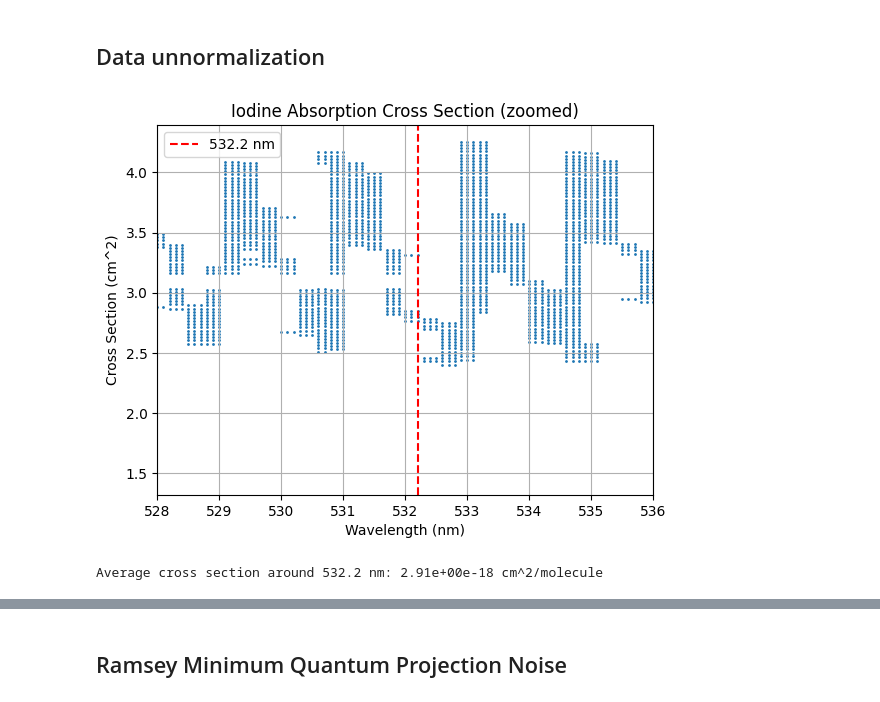
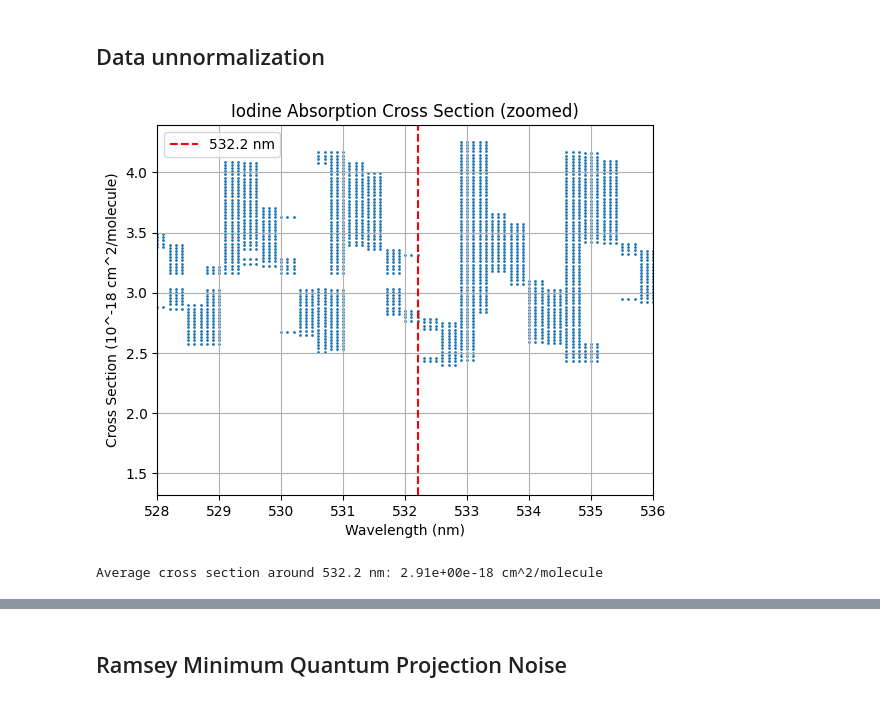
Before and after one commit to JonathanSugijanto/Bi-SAS-for-Optical-Clock, a Jupyter notebook: i2_instability.ipynb, the cells around one changed output, grey strips where cells are left out. Saved outputs shown, nothing was run; the diff lists cells and outputs as text; code cells hidden in the pictures.

```diff
--- a/i2_instability.ipynb
+++ b/i2_instability.ipynb
@@ -54,28 +54,28 @@ Probe to total ratio = 1 : 320.0, P_probe = 0.02 mW
 # %%
 # graph
 filename = "../fig_to_txt/I2 cross section.csv"
 data = np.loadtxt(filename, delimiter=',')
 
 plt.figure()
 plt.scatter(data[:, 0], data[:, 1], s=1)
 plt.xlabel('Wavelength (nm)')
-plt.ylabel('Cross Section (cm^2)')
+plt.ylabel('Cross Section (10^-18 cm^2/molecule)')
 plt.title('Iodine Absorption Cross Section (zoomed)')
 plt.grid()
 plt.xlim(528, 536)
 # red vertical line at 532.2 nm
 plt.axvline(x=532.2, color='r', linestyle='--', label='532.2 nm')
 plt.legend()
 plt.show()
 
 # taking the average cross section around 532.2 nm (+- 0.1 nm)
 wavelengths = data[:, 0]
 cross_sections = data[:, 1]
 mask = (wavelengths >= 532.1) & (wavelengths <= 532.3)
 avg_cross_section = np.mean(cross_sections[mask]) * 1e-18
 print(f"Average cross section around 532.2 nm: {avg_cross_section / 1e-18:.2e}e-18 cm^2/molecule")
 # %% [output]
-[figure, old version]
+[figure, new version]
 Average cross section around 532.2 nm: 2.91e+00e-18 cm^2/molecule
 # %%
 filename = "../fig_to_txt/I2 hyperfine.csv"
```
Also changed, not shown: parts of 3 cells of this notebook, 4 other files.
